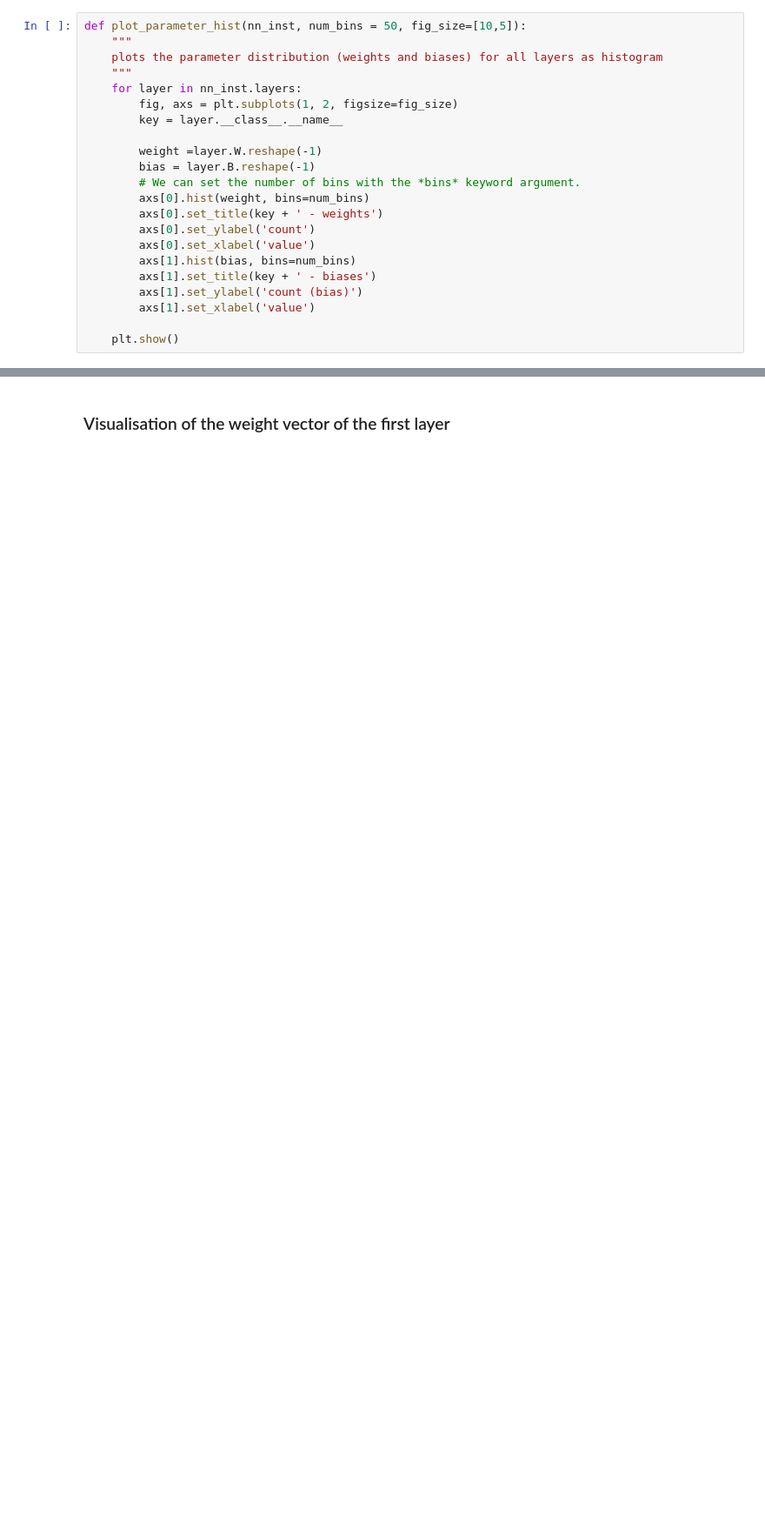
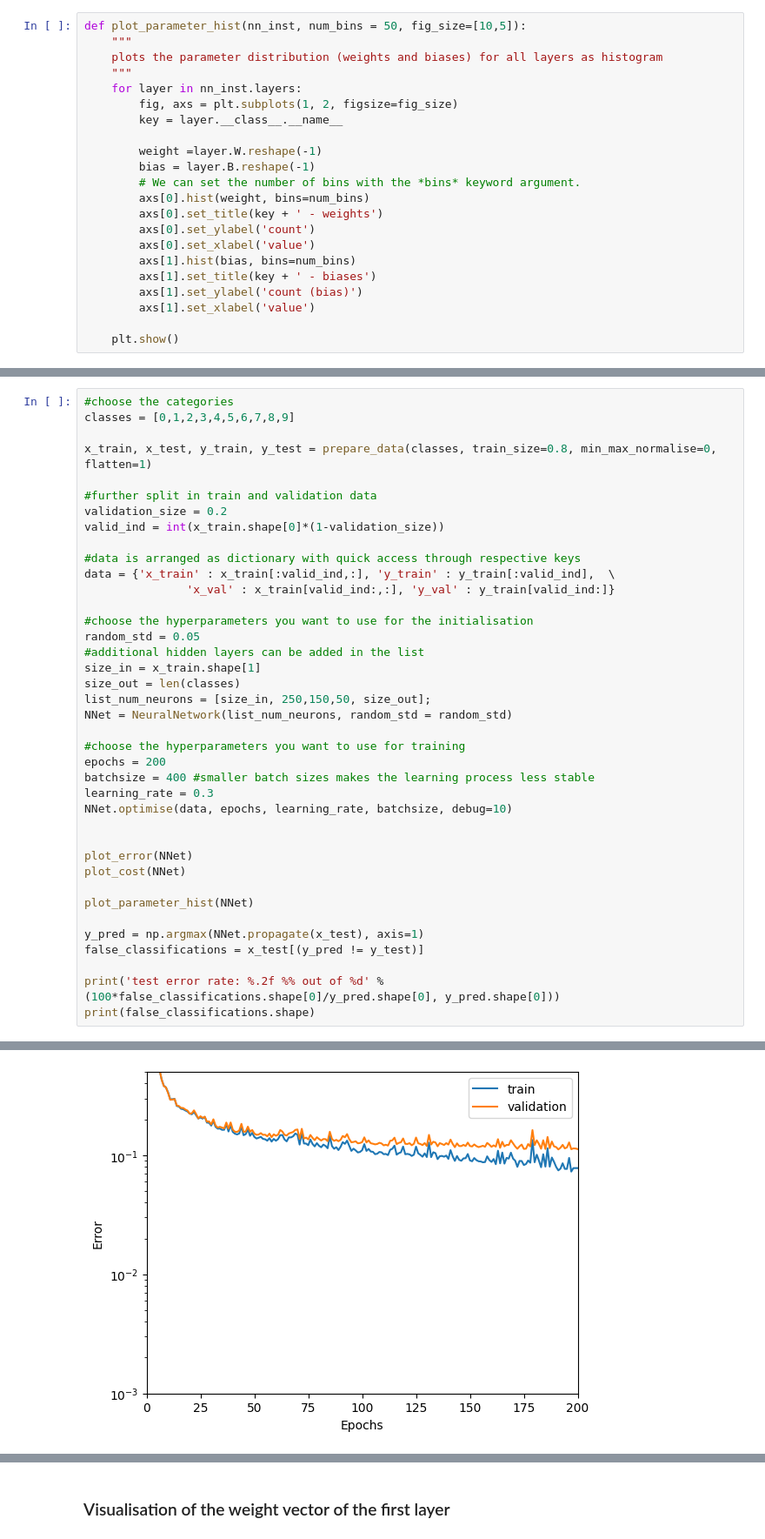
Before and after one commit to GeraudSilvestri/DeepLe_L4, a Jupyter notebook: mlp_stud.ipynb, the cells around one changed output, grey strips where cells are left out. Shown at 87% size. Drawn from its saved outputs; the diff is of its cells as text; blank space fills up the shorter version.

```diff
--- a/mlp_stud.ipynb
+++ b/mlp_stud.ipynb
@@ -745,0 +802,40 @@ print(false_classifications_y.reshape([cols,rows]).T.astype(int))
+# %%
+#choose the categories
+classes = [0,1,2,3,4,5,6,7,8,9]
+
+x_train, x_test, y_train, y_test = prepare_data(classes, train_size=0.8, min_max_normalise=0, flatten=1)
+
+#further split in train and validation data
+validation_size = 0.2
+valid_ind = int(x_train.shape[0]*(1-validation_size))
+
+#data is arranged as dictionary with quick access through respective keys
+data = {'x_train' : x_train[:valid_ind,:], 'y_train' : y_train[:valid_ind],  \
+               'x_val' : x_train[valid_ind:,:], 'y_val' : y_train[valid_ind:]}
+
+#choose the hyperparameters you want to use for the initialisation
+random_std = 0.05
+#additional hidden layers can be added in the list
+size_in = x_train.shape[1]
+size_out = len(classes)
+list_num_neurons = [size_in, 250,150,50, size_out];
+NNet = NeuralNetwork(list_num_neurons, random_std = random_std)
+
+#choose the hyperparameters you want to use for training
+epochs = 200
+batchsize = 400 #smaller batch sizes makes the learning process less stable
+learning_rate = 0.3
+NNet.optimise(data, epochs, learning_rate, batchsize, debug=10)
+
+
+plot_error(NNet)
+plot_cost(NNet)
+
+plot_parameter_hist(NNet)
+
+y_pred = np.argmax(NNet.propagate(x_test), axis=1)
+false_classifications = x_test[(y_pred != y_test)]
+
+print('test error rate: %.2f %% out of %d' % (100*false_classifications.shape[0]/y_pred.shape[0], y_pred.shape[0]))
+print(false_classifications.shape)
+# %% [output]
@@ -745,0 +859 @@ print(false_classifications_y.reshape([cols,rows]).T.astype(int))
+[figure, added]
```
Also changed, not shown: parts of 13 cells of this notebook.
